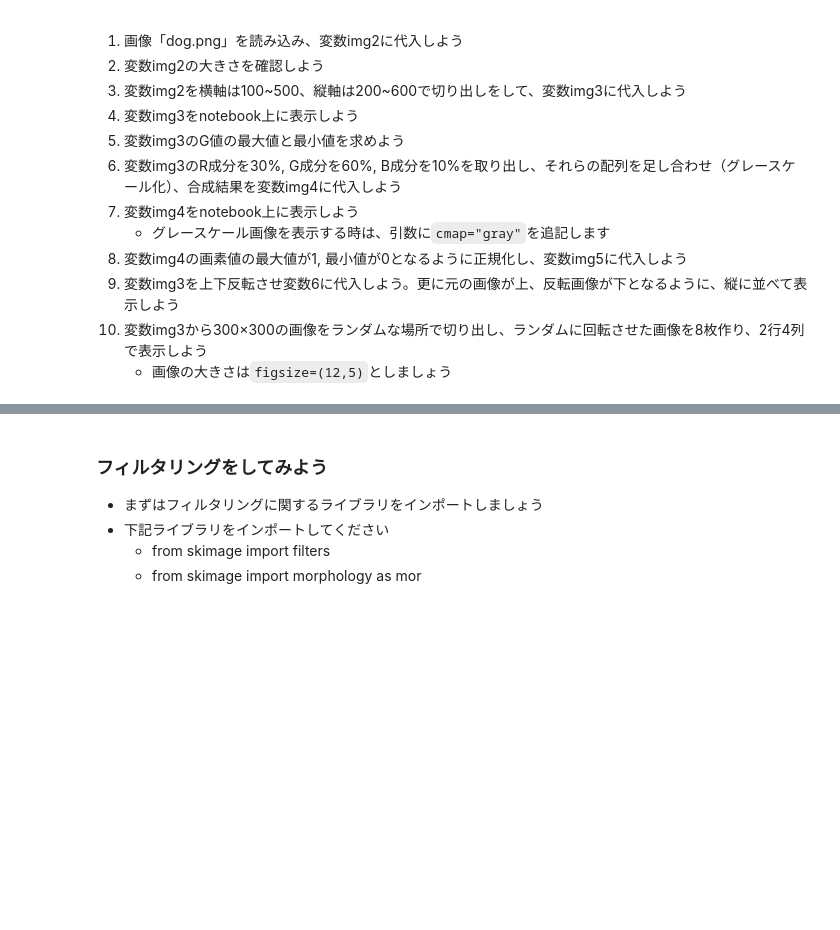
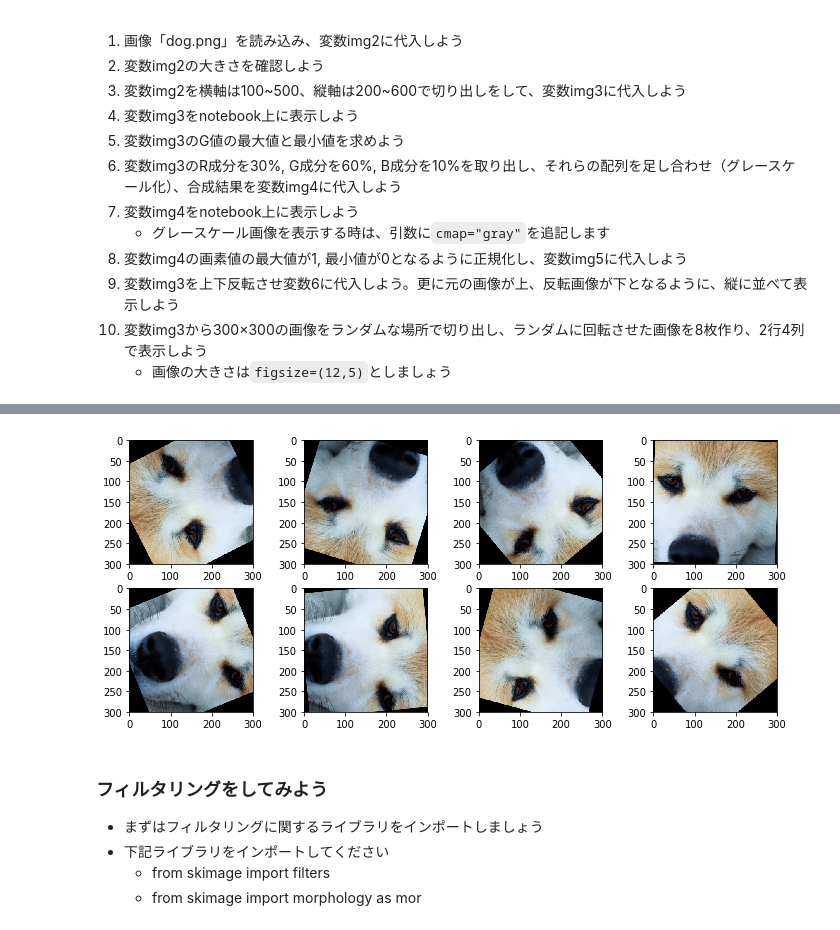
Before and after one commit to kaoru387/image_process_try, a Jupyter notebook: Image_preprocess.ipynb, the cells around one changed output, grey strips where cells are left out. Cells and saved outputs as stored; diff of their text form; code cells hidden in the pictures; blank space fills up the shorter version.

```diff
--- a/Image_preprocess.ipynb
+++ b/Image_preprocess.ipynb
@@ -287,3 +440,27 @@ plt.imshow(img6)
+# %%
+# 演習10
+# 変数img3から300×300の画像をランダムな場所で切り出し、ランダムに回転させた画像を8枚作り、2行4列で表示しよう
+# 画像の大きさはfigsize=(12,5)としましょう
+
+# 縦軸と横軸サイズが必要
+img_h = img3.shape[0]
+img_w = img3.shape[1]
+
+plt.figure(figsize=(12,5))
+
+for i in range(8):
+  # 縦方向の乱数
+  h = np.random.randint(0, img_h - 300 + 1)
+  # 横
+  w = np.random.randint(0, img_w - 300 + 1)
+  # 回転
+  rot = np.random.randint(0, 361)
+  tmp =  img3[h:h+300, w:w+300, :]
+  tmp = transform.rotate(tmp, angle=rot)
+  plt.subplot(2,4,i+1)
+  plt.imshow(tmp)
+# %% [output]
+[figure, added]
 # %% [markdown]
 ### フィルタリングをしてみよう
 - まずはフィルタリングに関するライブラリをインポートしましょう
```
Also changed, not shown: parts of 37 cells of this notebook.
